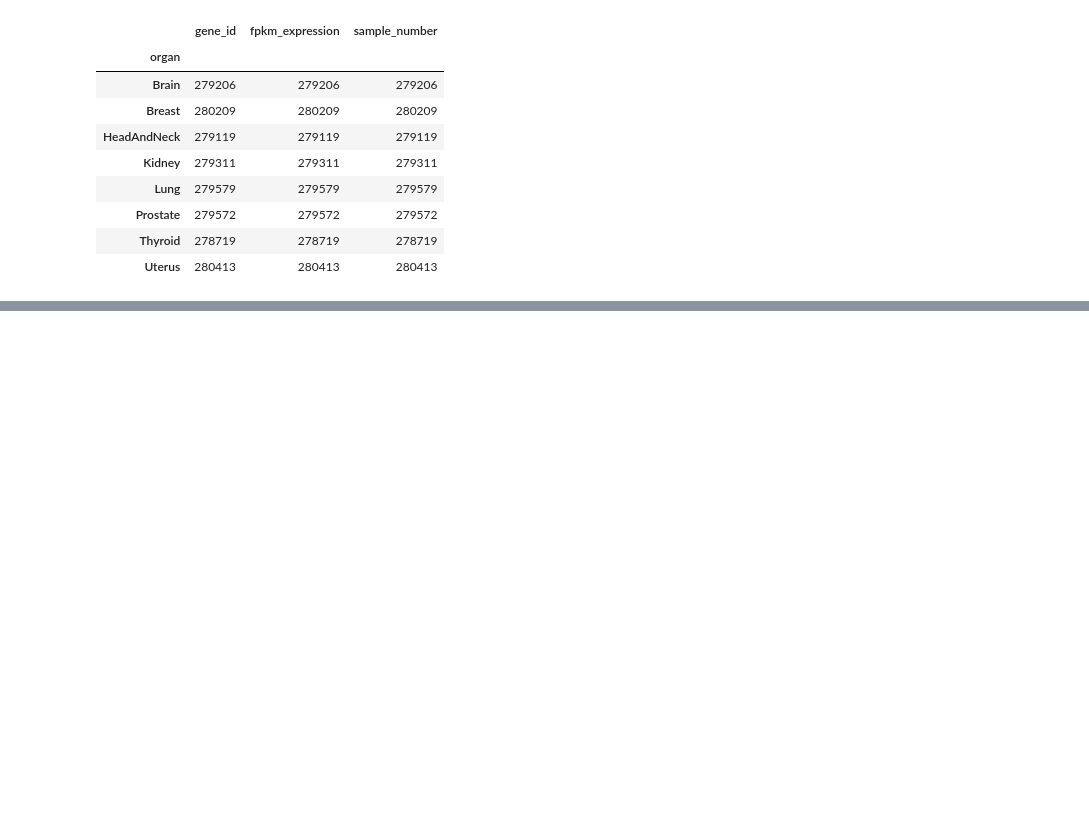
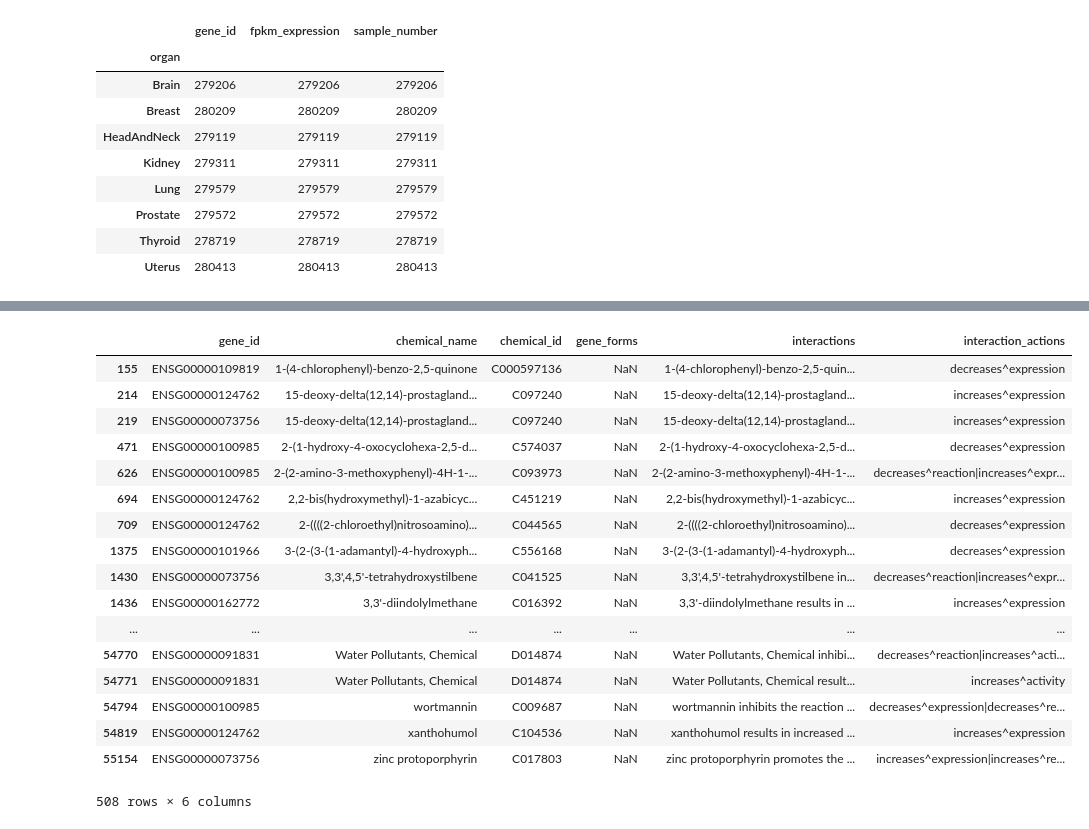
Before and after one commit to paulzuo/genotypeTissueExpressionProject, a Jupyter notebook: CitadelDatathon.ipynb, the cells around one changed output, grey strips where cells are left out. Drawn from its saved outputs; the diff is of its cells as text; code cells hidden in the pictures; blank space fills up the shorter version.

```diff
--- a/CitadelDatathon.ipynb
+++ b/CitadelDatathon.ipynb
@@ -70,0 +89,22 @@ tcga_df.groupby('organ').count()
+# %%
+null_data = toxicogenomics_chems_df[toxicogenomics_chems_df.isnull().any(axis=1)]
+null_data # no null data
+# %% [output]
+|  | gene_id | chemical_name | chemical_id | gene_forms | interactions | interaction_actions |
+| 155 | ENSG00000109819 | 1-(4-chlorophenyl)-benzo-2,5-quinone | C000597136 | NaN | 1-(4-chlorophenyl)-benzo-2,5-quin... | decreases^expression |
+| 214 | ENSG00000124762 | 15-deoxy-delta(12,14)-prostagland... | C097240 | NaN | 15-deoxy-delta(12,14)-prostagland... | increases^expression |
+| 219 | ENSG00000073756 | 15-deoxy-delta(12,14)-prostagland... | C097240 | NaN | 15-deoxy-delta(12,14)-prostagland... | increases^expression |
+| 471 | ENSG00000100985 | 2-(1-hydroxy-4-oxocyclohexa-2,5-d... | C574037 | NaN | 2-(1-hydroxy-4-oxocyclohexa-2,5-d... | decreases^expression |
+| 626 | ENSG00000100985 | 2-(2-amino-3-methoxyphenyl)-4H-1-... | C093973 | NaN | 2-(2-amino-3-methoxyphenyl)-4H-1-... | decreases^reaction|increases^expr... |
+| 694 | ENSG00000124762 | 2,2-bis(hydroxymethyl)-1-azabicyc... | C451219 | NaN | 2,2-bis(hydroxymethyl)-1-azabicyc... | increases^expression |
+| 709 | ENSG00000124762 | 2-((((2-chloroethyl)nitrosoamino)... | C044565 | NaN | 2-((((2-chloroethyl)nitrosoamino)... | decreases^expression |
+| 1375 | ENSG00000101966 | 3-(2-(3-(1-adamantyl)-4-hydroxyph... | C556168 | NaN | 3-(2-(3-(1-adamantyl)-4-hydroxyph... | decreases^expression |
+| 1430 | ENSG00000073756 | 3,3',4,5'-tetrahydroxystilbene | C041525 | NaN | 3,3',4,5'-tetrahydroxystilbene in... | decreases^reaction|increases^expr... |
+| 1436 | ENSG00000162772 | 3,3'-diindolylmethane | C016392 | NaN | 3,3'-diindolylmethane results in ... | increases^expression |
+| ... | ... | ... | ... | ... | ... | ... |
+| 54770 | ENSG00000091831 | Water Pollutants, Chemical | D014874 | NaN | Water Pollutants, Chemical inhibi... | decreases^reaction|increases^acti... |
+| 54771 | ENSG00000091831 | Water Pollutants, Chemical | D014874 | NaN | Water Pollutants, Chemical result... | increases^activity |
+| 54794 | ENSG00000100985 | wortmannin | C009687 | NaN | wortmannin inhibits the reaction ... | decreases^expression|decreases^re... |
+| 54819 | ENSG00000124762 | xanthohumol | C104536 | NaN | xanthohumol results in increased ... | increases^expression |
+| 55154 | ENSG00000073756 | zinc protoporphyrin | C017803 | NaN | zinc protoporphyrin promotes the ... | increases^expression|increases^re... |
+508 rows × 6 columns
```
Also changed, not shown: parts of 9 cells of this notebook.
